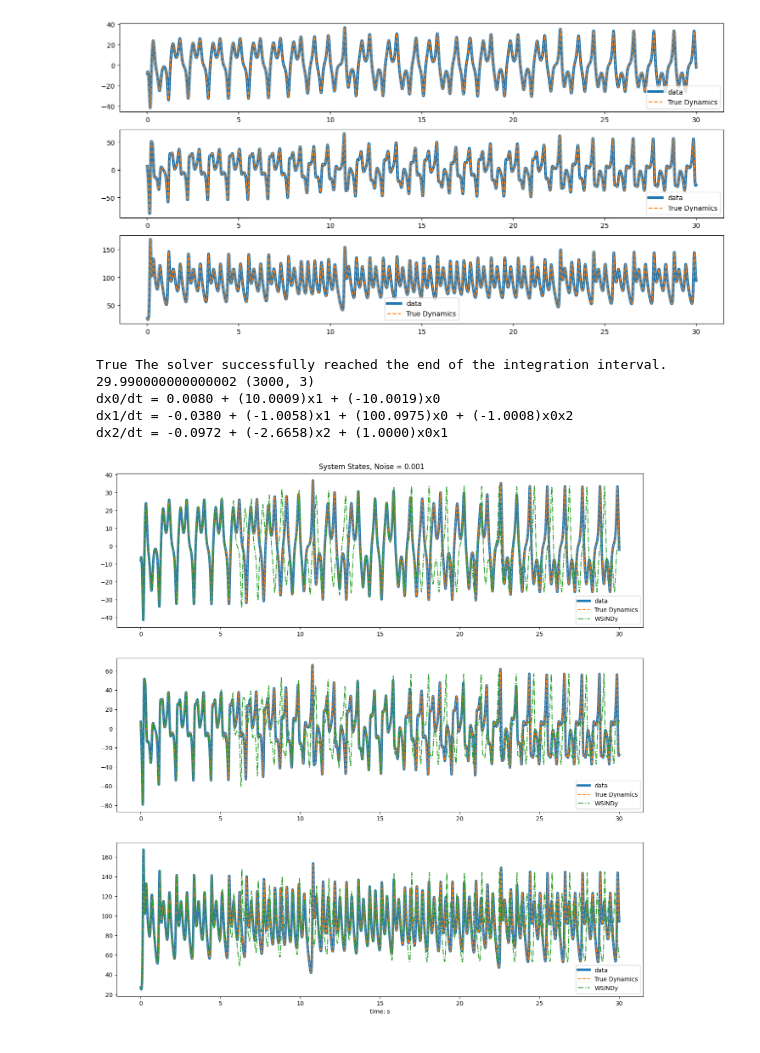
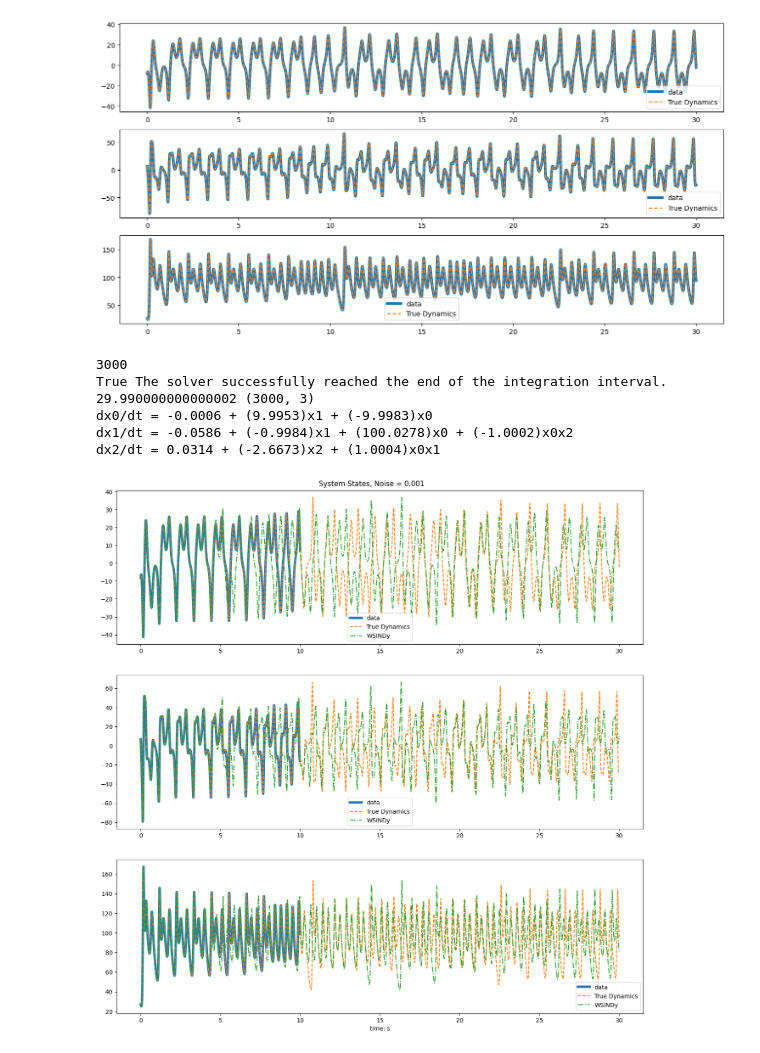
Before and after one commit to Agliske/M638_WSINDy_Project, a Jupyter notebook: WSINDy_lorenz.ipynb, the cells around one changed output. Cells and saved outputs as stored; diff of their text form; code cells hidden in the pictures.

Commit message:
added plots for effects of training duration on recovered system error at various noises

```diff
--- a/WSINDy_lorenz.ipynb
+++ b/WSINDy_lorenz.ipynb
@@ -68,39 +68,49 @@ WSINDy_model = ws.wsindy(polys=np.arange(0, 3),ld=0.05
                          )
 
 #Uniform
-WSINDy_model.getWSindyUniform(xobs, t, L = 30, overlap=0.7)
+# WSINDy_model.getWSindyUniform(xobs, t, L = 30, overlap=0.7)
+
+#Uniform shortened time
+print(xobs.shape[0])
+training_time = 10
+t_training = t[0:training_time*10**2]
+xobs_training = xobs[0:training_time*10**2,:]
+WSINDy_model.getWSindyUniform(xobs_training, t_training, L = 15, overlap=0.7)
+
+
 
 t_ws, WSINDy_sim = WSINDy_model.simulate(t_span = [t[0],t[-1]], t_eval = t, x0 = xobs[0,:])
 
 recoverDynamics(WSINDy_model)
 # %% [output]
+3000
 True The solver successfully reached the end of the integration interval. 29.990000000000002 (3000, 3)
-dx0/dt = 0.0080 + (10.0009)x1 + (-10.0019)x0
-dx1/dt = -0.0380 + (-1.0058)x1 + (100.0975)x0 + (-1.0008)x0x2
-dx2/dt = -0.0972 + (-2.6658)x2 + (1.0000)x0x1
+dx0/dt = -0.0006 + (9.9953)x1 + (-9.9983)x0
+dx1/dt = -0.0586 + (-0.9984)x1 + (100.0278)x0 + (-1.0002)x0x2
+dx2/dt = 0.0314 + (-2.6673)x2 + (1.0004)x0x1
 # %%
 fig = plt.figure(figsize=(16, 16))
 c = 1
 n = xobs.shape[1]
 plt.suptitle(f"System States, Noise = {noise_ratio}",y=0.895)
 
 # plt.xlabel('time: s')
 for d in range(n):
     plt.subplot(n, 1, c)
-    plt.plot(t, xobs[:, d], label = "data", linewidth = 4)
+    plt.plot(t_training, xobs_training[:, d], label = "data", linewidth = 4)
     plt.plot(t, x[:, d], linestyle = "--", label = 'True Dynamics',) #marker = 'o', markevery=300)
     plt.plot(t_ws, WSINDy_sim[:, d], linestyle='dashdot', label = 'WSINDy') #marker = 'v', markevery = 200)
     # plt.subplots_adjust(hspace=0.4)
     if d == n - 1:
         plt.xlabel('time: s')
 
     c = c + 1
     plt.legend()
 
 
 # plt.show()
 # %% [output]
-[figure, old version]
+[figure, new version]
 # %%
 fig = plt.figure()
 ax = plt.axes(projection = '3d')
```
Also changed, not shown: parts of 3 cells of this notebook.
